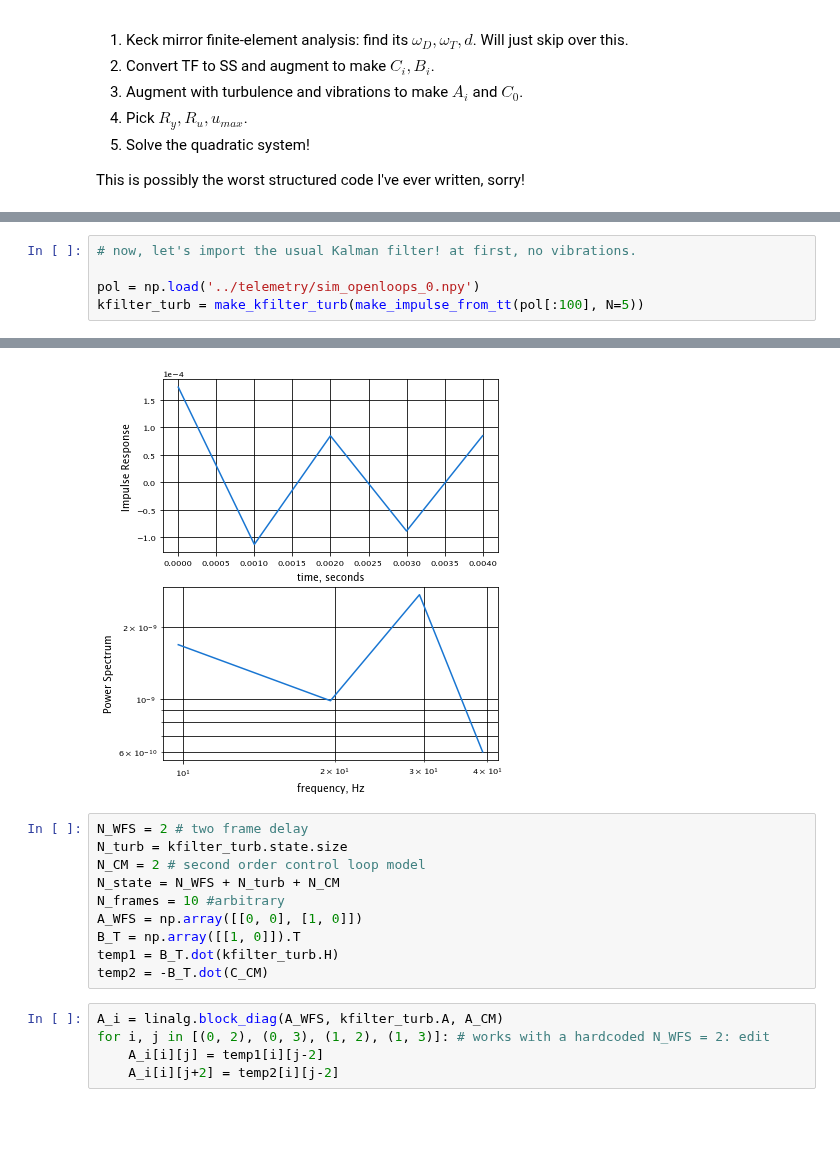
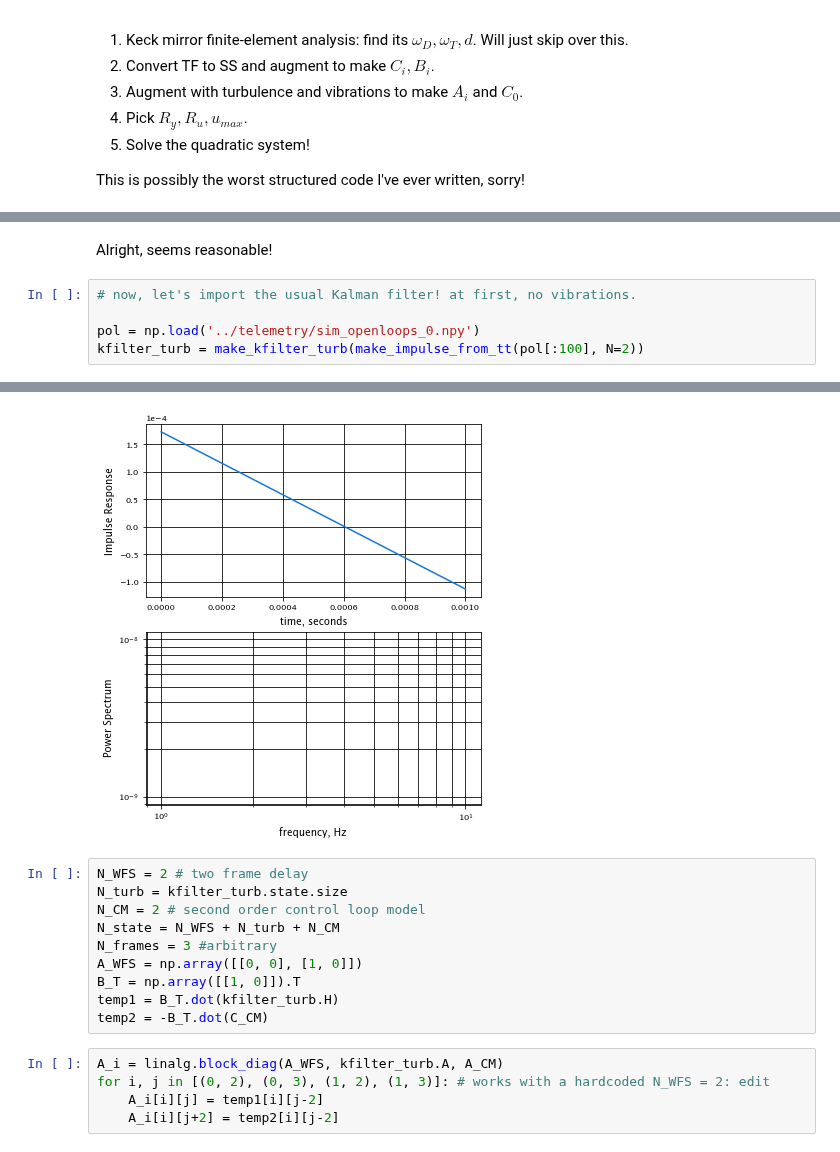
Before and after one commit to aditya-sengupta/tip-tilt-control, a Jupyter notebook: control/dev/mpc.ipynb, the cells around one changed output, grey strips where cells are left out. Cells and saved outputs as stored; diff of their text form; blank space fills up the shorter version.

```diff
--- a/control/dev/mpc.ipynb
+++ b/control/dev/mpc.ipynb
@@ -56,6 +75,8 @@ A_CM, B_CM, C_CM, D_CM = signal.cont2discrete((a, b, c, d), dt=1/f_sampling)[:4]
+# %% [markdown]
+Alright, seems reasonable!
 # %%
 # now, let's import the usual Kalman filter! at first, no vibrations.
 
 pol = np.load('../telemetry/sim_openloops_0.npy')
-kfilter_turb = make_kfilter_turb(make_impulse_from_tt(pol[:100], N=5))
+kfilter_turb = make_kfilter_turb(make_impulse_from_tt(pol[:100], N=2))
 # %% [output]
@@ -63,10 +84,10 @@ Took 9 iterations to get steady-state covariance.
-[figure, old version]
+[figure, new version]
 # %%
 N_WFS = 2 # two frame delay
 N_turb = kfilter_turb.state.size
 N_CM = 2 # second order control loop model
 N_state = N_WFS + N_turb + N_CM
-N_frames = 10 #arbitrary
+N_frames = 3 #arbitrary
 A_WFS = np.array([[0, 0], [1, 0]])
 B_T = np.array([[1, 0]]).T
 temp1 = B_T.dot(kfilter_turb.H)
```
Also changed, not shown: parts of 15 cells of this notebook, 1 other file.
